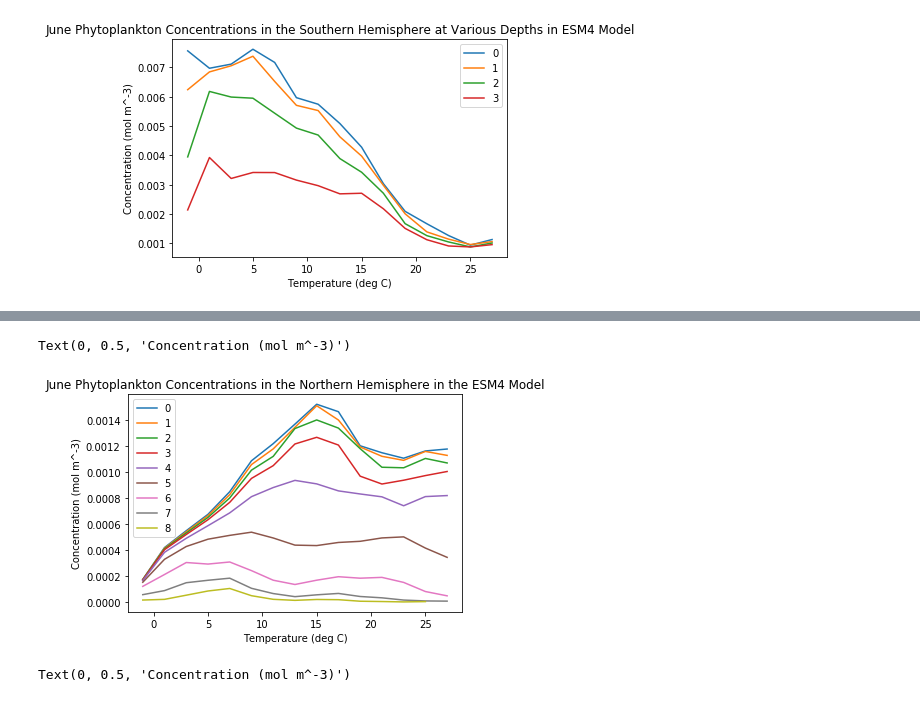
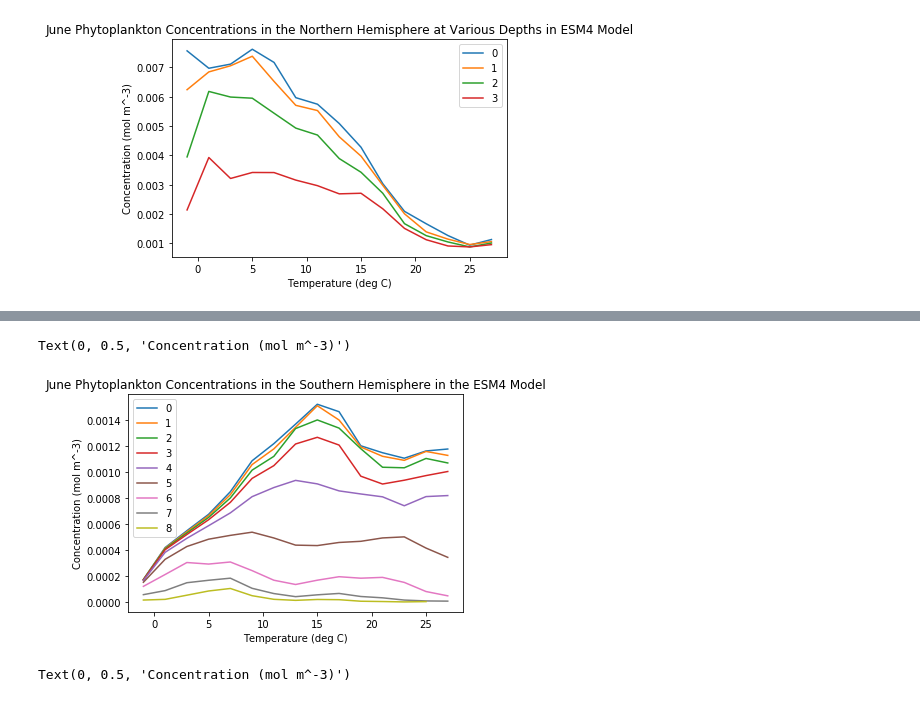
Before and after one commit to mlexaathews/wmt_bgc, a Jupyter notebook: phyc-hemispheres.ipynb, the cells around one changed output, grey strips where cells are left out. Cells and saved outputs as stored; diff of their text form; code cells hidden in the pictures.

```diff
--- a/phyc-hemispheres.ipynb
+++ b/phyc-hemispheres.ipynb
@@ -119,7 +119,7 @@ Text(0, 0.5, 'Concentration (mol m^-3)')
 [figure]
 # %%
 ## Now let's see how the graph looks when we go based off of various months and not depths
-## Let's do the northern hemisphere first
+## Let's do the southern hemisphere first
 
 
 
@@ -130,9 +130,9 @@ for t in range(0,11,1):
 
     p_vmean = pV_in_theta.sum(xr.ALL_DIMS)/V_in_theta.sum(xr.ALL_DIMS)
 
-    p_vmean.plot(label= '%s' % z)
+    p_vmean.plot(label= '%s' % t)
 
-plt.title('Phytoplankton Concentrations in the Northern Hemisphere Over a Year in the ESM4 Model')
+plt.title('Phytoplankton Concentrations in the Southern Hemisphere for Different Months in the ESM4 Model')
 plt.legend()
 plt.xlabel('Temperature (deg C)')
 plt.ylabel('Concentration (mol m^-3)')
@@ -142,5 +142,5 @@ Text(0, 0.5, 'Concentration (mol m^-3)')
 # %%
-## And here's the southern hemisphere over the course of a year over all depths
+## And here's the northern hemisphere over the course of a year over all depths
 
 for t in range(0,11,1):
 
@@ -149,9 +149,9 @@ for t in range(0,11,1):
 
     p_vmean = pV_in_theta.sum(xr.ALL_DIMS)/V_in_theta.sum(xr.ALL_DIMS)
 
-    p_vmean.plot(label= '%s' % z)
+    p_vmean.plot(label= '%s' % t)
 
-plt.title('Phytoplankton Concentrations in the Southern Hemisphere Over a Year in the ESM4 Model')
+plt.title('Phytoplankton Concentrations in the Northern Hemisphere for Different Months in the ESM4 Model')
 plt.legend()
 plt.xlabel('Temperature (deg C)')
 plt.ylabel('Concentration (mol m^-3)')
@@ -161,28 +160,28 @@ Text(0, 0.5, 'Concentration (mol m^-3)')
 # %%
 ## Okay so all of the months are looking the same at all of the depths.
 ## I don't think we'll need to plot ALL of the depths, to be honest; just some of them
 ## Going based off of the results from my multiple phytoplankton maps in the file titled "phytoplankton-maps", I think graphing data with..
 ## ..only one month (June) and up to 7 depths might make a difference
 
 
-##### Let's try this method with the northern hemisphere
+##### Let's try this method with the southern hemisphere
 
 for z in range(0,9,1):
 
     pV_in_theta = df.pV.isel(time=5,z_l=z,yh=range(0,288)).groupby_bins('thetao',theta_bins)
     V_in_theta = df.volcello.isel(time=5,z_l=z,yh=range(0,288)).groupby_bins('thetao',theta_bins)
 
     p_vmean = pV_in_theta.sum(xr.ALL_DIMS)/V_in_theta.sum(xr.ALL_DIMS)
 
     p_vmean.plot(label= '%s' % z)
 
-plt.title('June Phytoplankton Concentrations in the Northern Hemisphere in the ESM4 Model')
+plt.title('June Phytoplankton Concentrations in the Southern Hemisphere in the ESM4 Model')
 plt.legend()
 plt.xlabel('Temperature (deg C)')
 plt.ylabel('Concentration (mol m^-3)')
 # %% [output]
 Text(0, 0.5, 'Concentration (mol m^-3)')
-[figure, old version]
+[figure, new version]
 # %%
 ## Alrighty so it seems as though after 7 depth levels the phytoplankton concentration becomes similar/there aren't many differences that the model picks up.
 # %%
```
Also changed, not shown: parts of 11 cells of this notebook.
